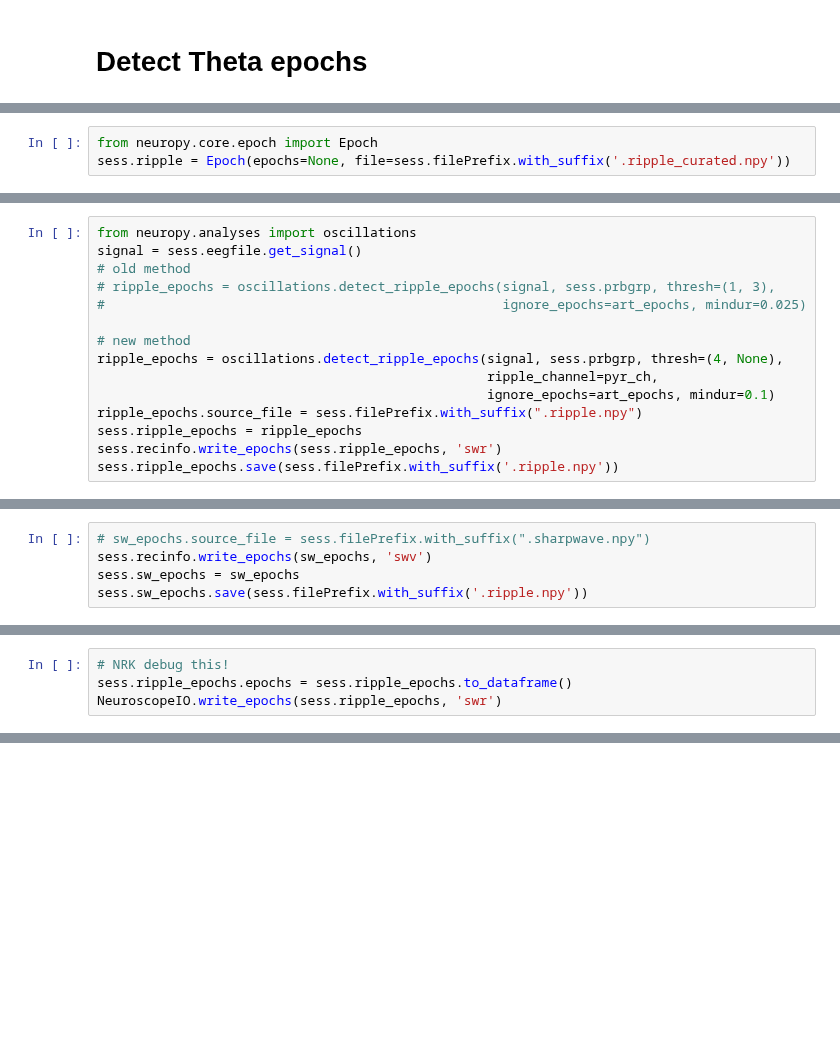
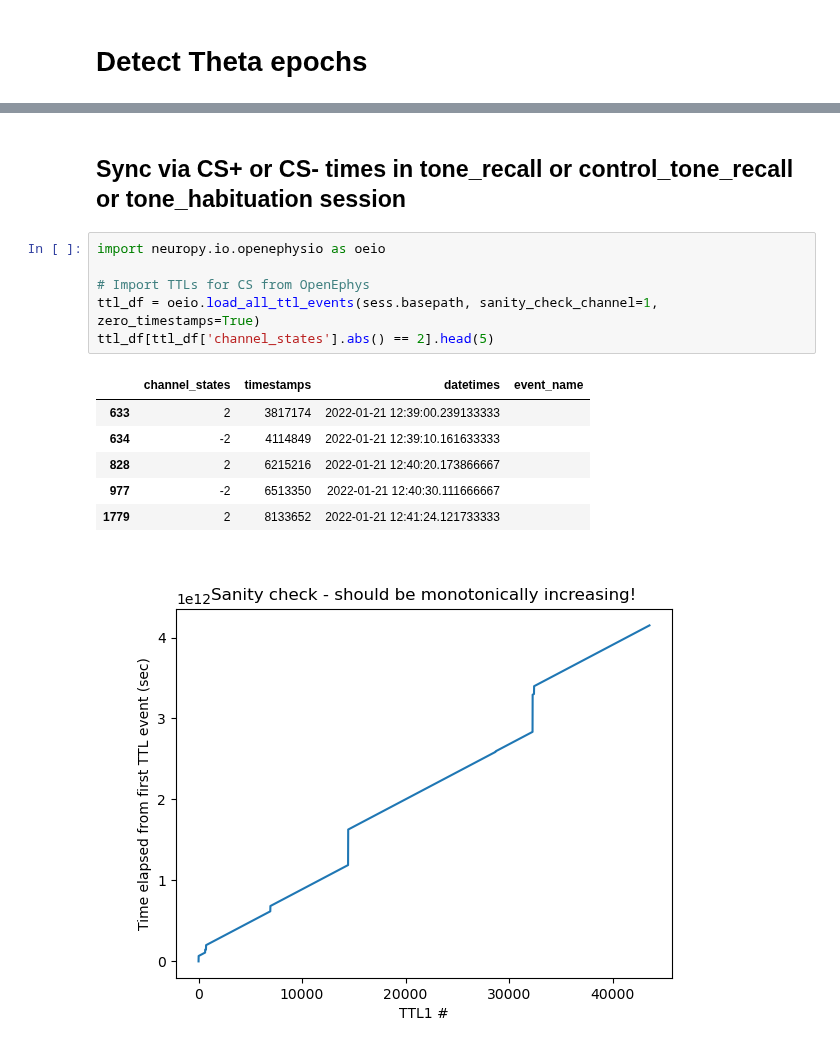
Before and after one commit to nkinsky/TraceFC, a Jupyter notebook: Notebooks/Sync_USV_and_Ephys.ipynb, the cells around one changed output, grey strips where cells are left out. Cells and saved outputs as stored; diff of their text form; blank space fills up the shorter version.

```diff
--- a/Notebooks/Sync_USV_and_Ephys.ipynb
+++ b/Notebooks/Sync_USV_and_Ephys.ipynb
@@ -596,3 +135,0 @@ Import curated ripple data
-# %%
-from neuropy.core.epoch import Epoch
-sess.ripple = Epoch(epochs=None, file=sess.filePrefix.with_suffix('.ripple_curated.npy'))
@@ -621,15 +135,0 @@ zsc_sw = stats.zscore(np.abs(signal_process.hilbertfast(ysw)))
-# %%
-from neuropy.analyses import oscillations
-signal = sess.eegfile.get_signal()
-# old method
-# ripple_epochs = oscillations.detect_ripple_epochs(signal, sess.prbgrp, thresh=(1, 3),
-#                                                   ignore_epochs=art_epochs, mindur=0.025)
-
-# new method
-ripple_epochs = oscillations.detect_ripple_epochs(signal, sess.prbgrp, thresh=(4, None),
-                                                  ripple_channel=pyr_ch,
-                                                  ignore_epochs=art_epochs, mindur=0.1)
-ripple_epochs.source_file = sess.filePrefix.with_suffix(".ripple.npy")
-sess.ripple_epochs = ripple_epochs
-sess.recinfo.write_epochs(sess.ripple_epochs, 'swr')
-sess.ripple_epochs.save(sess.filePrefix.with_suffix('.ripple.npy'))
@@ -640,5 +135,0 @@ sw_epochs = oscillations.detect_sharpwave_epochs(signal, sess.prbgrp, thresh=(4,
-# %%
-# sw_epochs.source_file = sess.filePrefix.with_suffix(".sharpwave.npy")
-sess.recinfo.write_epochs(sw_epochs, 'swv')
-sess.sw_epochs = sw_epochs
-sess.sw_epochs.save(sess.filePrefix.with_suffix('.ripple.npy'))
@@ -742,4 +135,0 @@ ripple_epochs.filename.with_suffix(f".evt.{ext}")
-# %%
-# NRK debug this!
-sess.ripple_epochs.epochs = sess.ripple_epochs.to_dataframe()
-NeuroscopeIO.write_epochs(sess.ripple_epochs, 'swr')
@@ -749,0 +161,16 @@ sw_epochs.to_dataframe()
+# %% [markdown]
+## Sync via CS+ or CS- times in tone_recall or control_tone_recall or tone_habituation session
+# %%
+import neuropy.io.openephysio as oeio
+
+# Import TTLs for CS from OpenEphys
+ttl_df = oeio.load_all_ttl_events(sess.basepath, sanity_check_channel=1, zero_timestamps=True)
+ttl_df[ttl_df['channel_states'].abs() == 2].head(5)
+# %% [output]
+|  | channel_states | timestamps | datetimes | event_name |
+| 633 | 2 | 3817174 | 2022-01-21 12:39:00.239133333 |  |
+| 634 | -2 | 4114849 | 2022-01-21 12:39:10.161633333 |  |
+| 828 | 2 | 6215216 | 2022-01-21 12:40:20.173866667 |  |
+| 977 | -2 | 6513350 | 2022-01-21 12:40:30.111666667 |  |
+| 1779 | 2 | 8133652 | 2022-01-21 12:41:24.121733333 |  |
+[figure, added]
```
Also changed, not shown: parts of 97 cells of this notebook.
